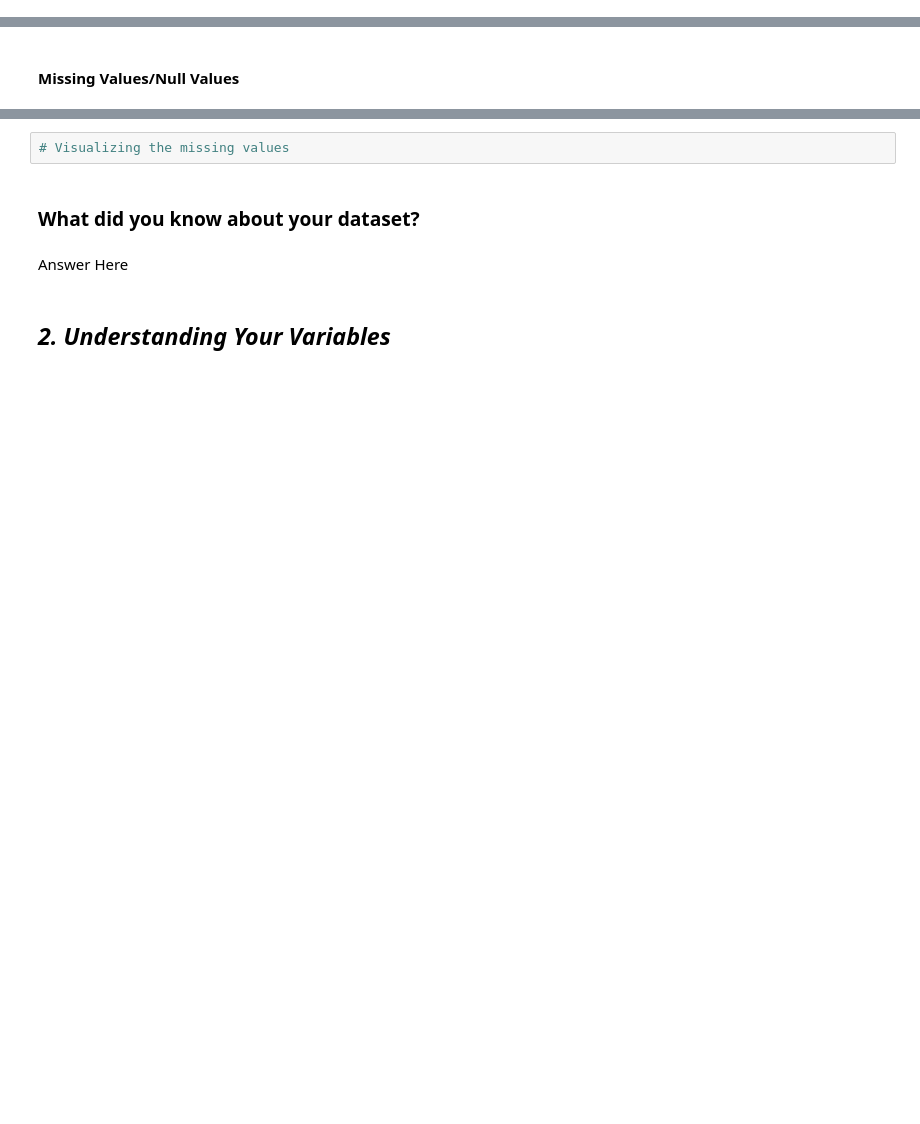
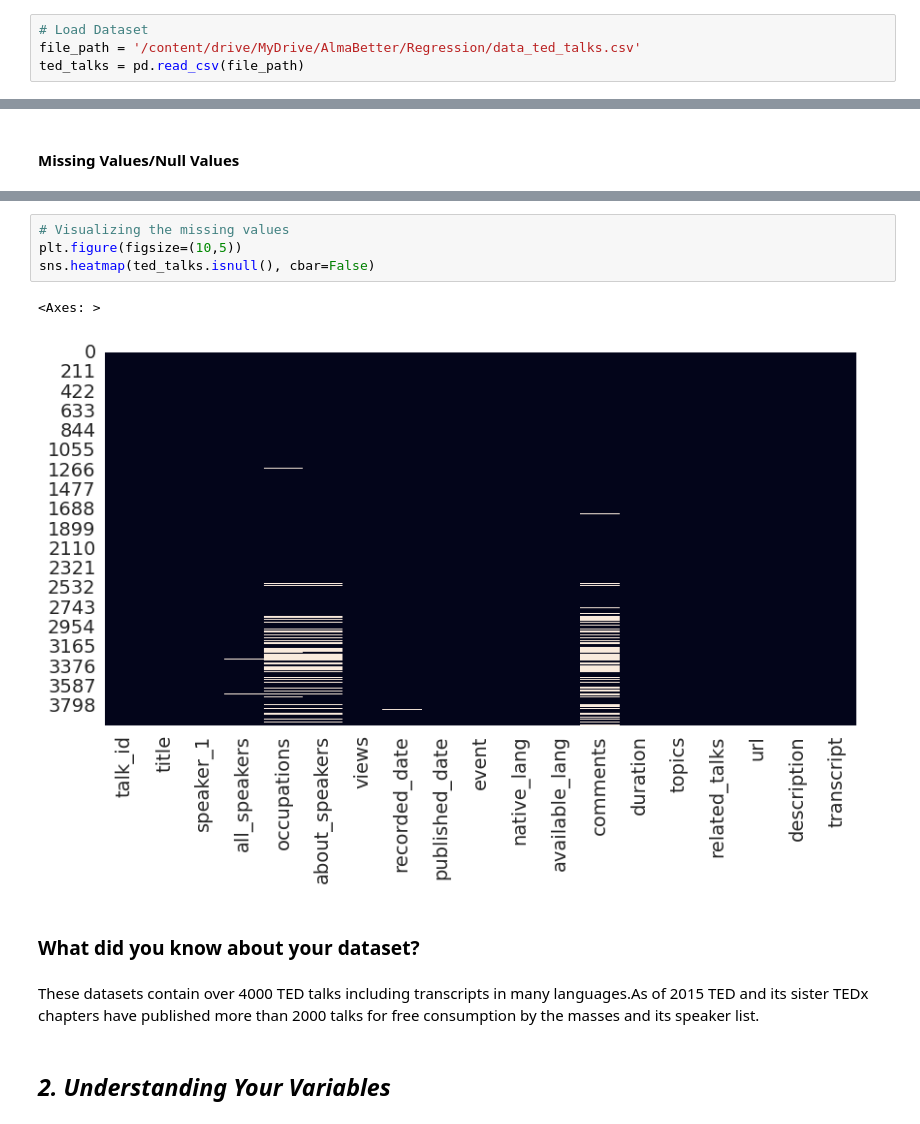
Before and after one commit to ash260498/-Datascience, a Jupyter notebook: Ted_talks_views_prediction_Aswathi.ipynb, the cells around one changed output, grey strips where cells are left out. Saved outputs shown, nothing was run; the diff lists cells and outputs as text; blank space fills up the shorter version.

```diff
--- a/Ted_talks_views_prediction_Aswathi.ipynb
+++ b/Ted_talks_views_prediction_Aswathi.ipynb
@@ -88,3 +163,7 @@ M - Multivariate Analysis
+# %%
+# Load Dataset
+file_path = '/content/drive/MyDrive/AlmaBetter/Regression/data_ted_talks.csv'
+ted_talks = pd.read_csv(file_path)
 # %% [markdown]
 ### Dataset First View
 # %%
@@ -108,9 +240,14 @@ M - Multivariate Analysis
 # %%
 # Visualizing the missing values
+plt.figure(figsize=(10,5))
+sns.heatmap(ted_talks.isnull(), cbar=False)
+# %% [output]
+<Axes: >
+[figure, added]
 # %% [markdown]
 ### What did you know about your dataset?
-# %% [markdown]
-Answer Here
+# %% [markdown]
+These datasets contain over 4000 TED talks including transcripts in many languages.As of 2015 TED and its sister TEDx chapters have published more than 2000 talks for free consumption by the masses and its speaker list.
 # %% [markdown]
 ## ***2. Understanding Your Variables***
 # %%
```
Also changed, not shown: parts of 22 cells of this notebook.
